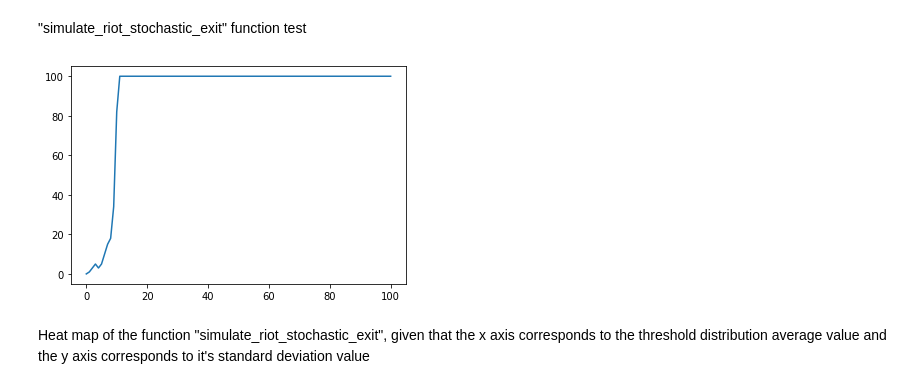
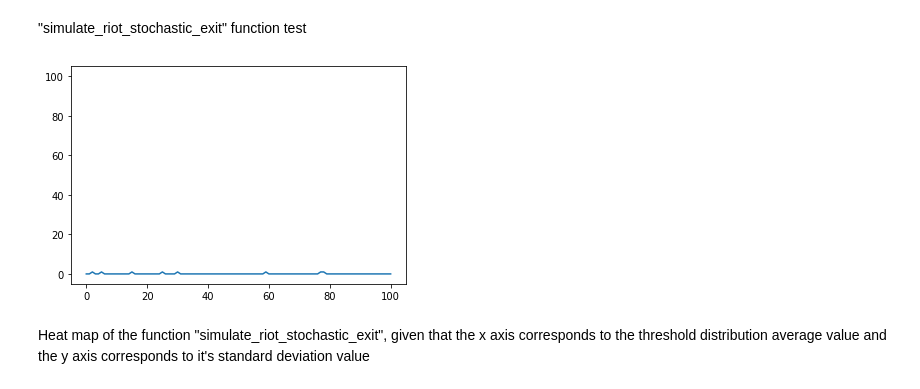
Before and after one commit to AlantheBenign/Critical-mass-model-for-social-dynamic, a Jupyter notebook: Modelo Novo/Stochastic threshold model.ipynb, the cells around one changed output. Saved outputs shown, nothing was run; the diff lists cells and outputs as text; code cells hidden in the pictures.

```diff
--- a/Modelo Novo/Stochastic threshold model.ipynb
+++ b/Modelo Novo/Stochastic threshold model.ipynb
@@ -173,22 +173,22 @@ plt.show()
 # %% [markdown]
 "simulate_riot_stochastic_exit" function test
 # %%
-N = 100
+N = 10
 average = 30
 deviation = 12
 
 agents = func.create_agents(N,average,deviation)
 
 steps = 100
 
 progression = func.simulate_riot_stochastic_exit(agents, steps)
 
 plt.figure()
 plt.plot(progression)
 plt.ylim(-5,105)
 plt.show()
 # %% [output]
-[figure, old version]
+[figure, new version]
 # %% [markdown]
 Heat map of the function "simulate_riot_stochastic_exit", given that the x axis corresponds to the threshold distribution average value and the y axis corresponds to it's standard deviation value
 # %%
```
Also changed, not shown: parts of 6 cells of this notebook, 2 other files.
